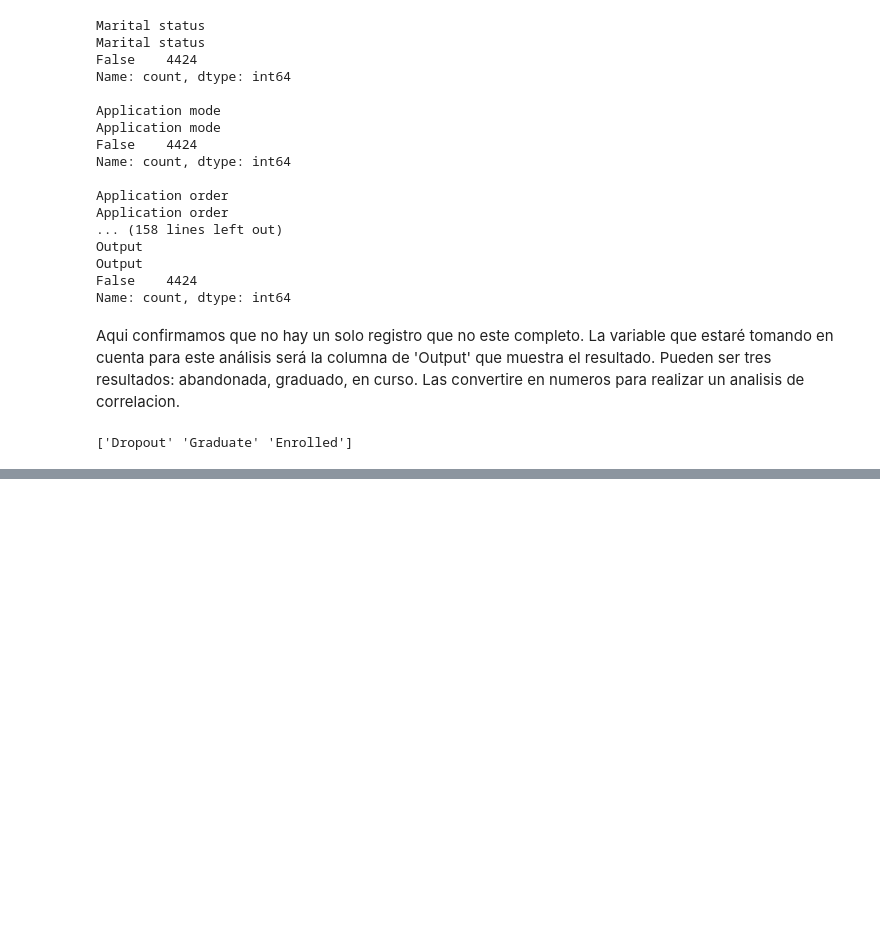
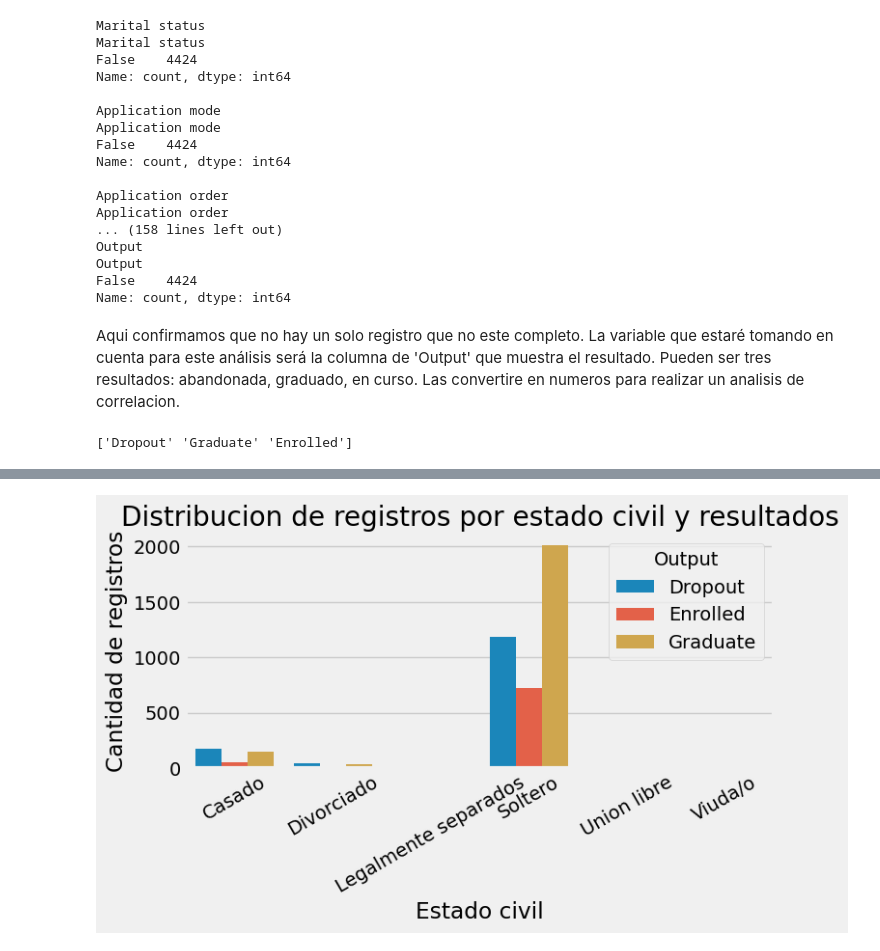
Before and after one commit to AntonioDilone/Dropout-Analysis, a Jupyter notebook: DropoutAnalysis.ipynb, the cells around one changed output, grey strips where cells are left out. Saved outputs shown, nothing was run; the diff lists cells and outputs as text; code cells hidden in the pictures; blank space fills up the shorter version.

```diff
--- a/DropoutAnalysis.ipynb
+++ b/DropoutAnalysis.ipynb
@@ -35,3 +43,5 @@ import numpy as np
+# %%
+mpl.style.use(['fivethirtyeight'])
 # %%
 filepath = r"C:\Users\anton\OneDrive\Documentos\Antoni\student_data.csv"
 df = pd.read_csv(filepath, sep=';')
@@ -139,0 +134,15 @@ dtype: float64
+# %%
+estadocivil = {1:'Soltero', 2:'Casado', 3:'Viuda/o', 4:'Divorciado', 5:'Union libre', 6:'Legalmente separados'}
+df['Marital status'] = df['Marital status'].replace(estadocivil)
+# %%
+counts = df.groupby(['Marital status', 'Output']).size().reset_index(name='Count')
+counts['Output'] = counts['Output'].astype(str)
+plt.figure(figsize=(7,3))
+sns.barplot(data = counts, x='Marital status', y ='Count', hue='Output')
+plt.ylabel('Cantidad de registros')
+plt.xlabel('Estado civil')
+plt.title('Distribucion de registros por estado civil y resultados')
+plt.xticks(rotation=30)
+plt.show()
+# %% [output]
+[figure, added]
```
Also changed, not shown: parts of 21 cells of this notebook.
